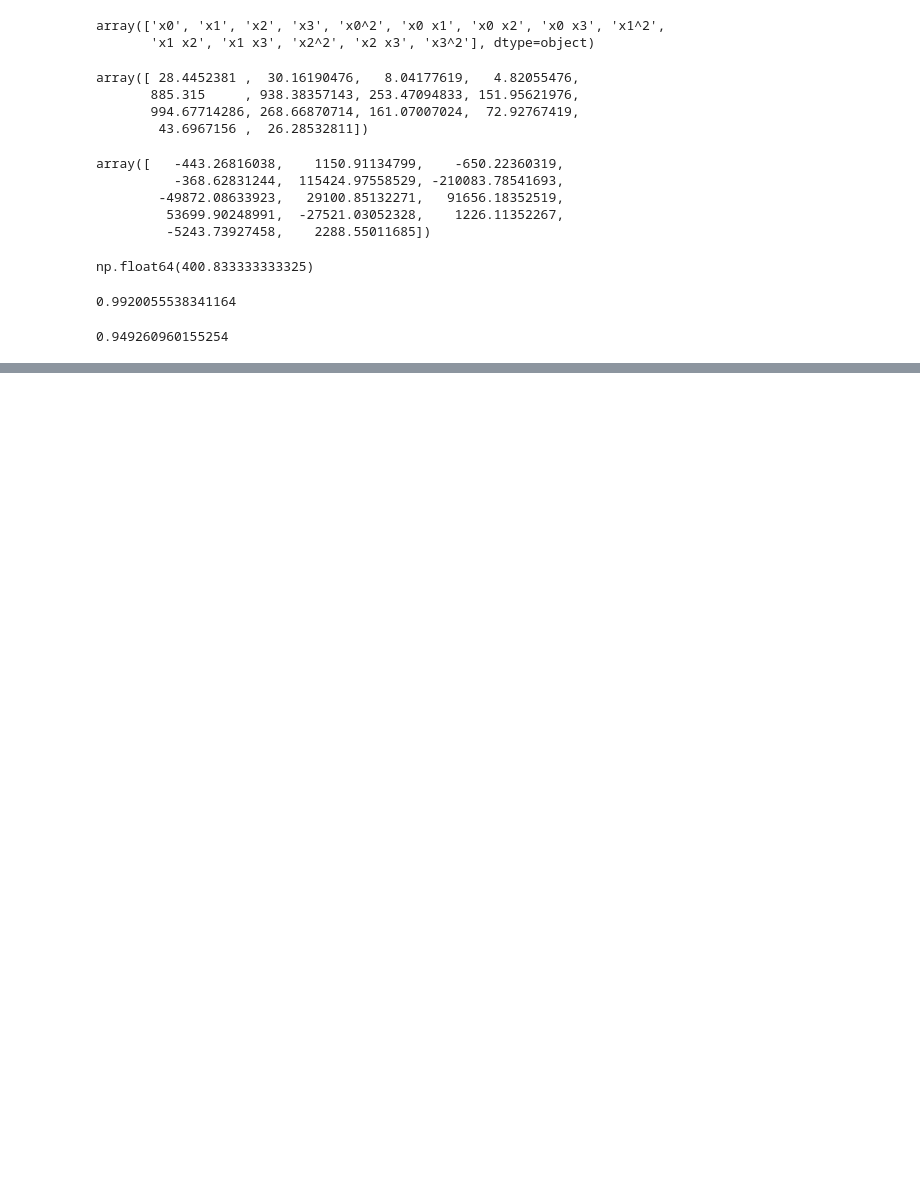
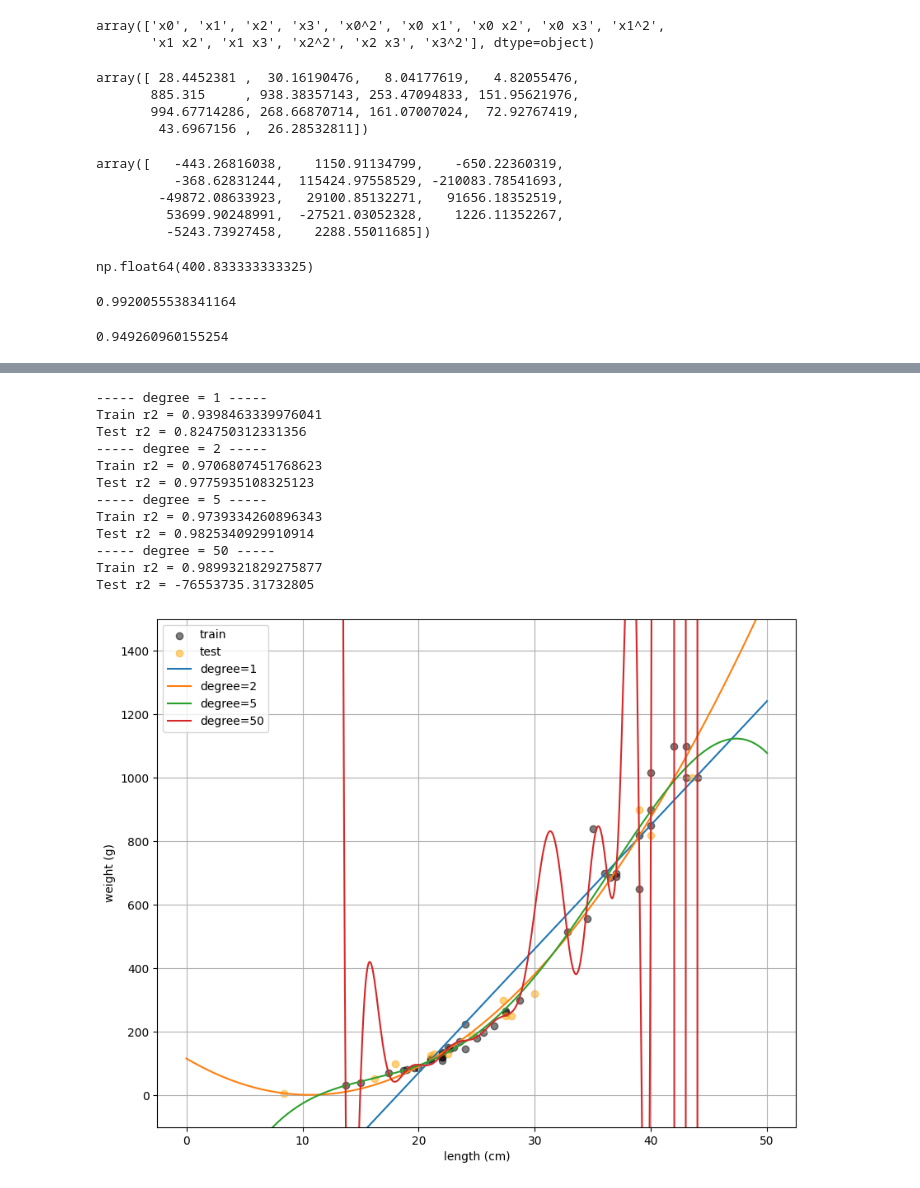
Before and after one commit to JakeOh/202605_BD57, a Jupyter notebook: lab_ml/ml06_regularization.ipynb, the cells around one changed output, grey strips where cells are left out. Saved outputs shown, nothing was run; the diff lists cells and outputs as text; code cells hidden in the pictures; blank space fills up the shorter version.

```diff
--- a/lab_ml/ml06_regularization.ipynb
+++ b/lab_ml/ml06_regularization.ipynb
@@ -343,0 +356,58 @@ pipe.score(X=x_test, y=y_test)  # test R2 score
+# %%
+x = perch[['Length']].values  # 특성 배열(features) - shape (56, 1)
+# %%
+y = perch.Weight.values  # 타겟 배열 - shape (56,)
+# %%
+x_train, x_test, y_train, y_test = train_test_split(x, y,
+                                                    test_size=0.25,
+                                                    random_state=42)
+# %%
+plt.figure(figsize=(10, 8))
+
+# 훈련 셋 산점도
+plt.scatter(x=x_train, y=y_train, color='black', alpha=0.5, label='train')
+
+# 테스트 셋 산점도
+plt.scatter(x=x_test, y=y_test, color='orange', alpha=0.5, label='test')
+
+degrees = (1, 2, 5, 50)  # PolynomialFeatures의 degree로 사용할 값들
+for d in degrees:
+    # Pipeline 객체 생성
+    pipe = Pipeline(steps=[('poly', PolynomialFeatures(degree=d, include_bias=False)),
+                           ('scaler', StandardScaler()),
+                           ('regressor', LinearRegression())])
+    # 모델 훈련
+    pipe.fit(X=x_train, y=y_train)
+
+    print(f'----- degree = {d} -----')
+    # print(pipe['regressor'].coef_)  # 선형 회귀 모델이 찾은 계수들(coefficients)
+    print('Train r2 =', pipe.score(X=x_train, y=y_train))
+    print('Test r2 =', pipe.score(X=x_test, y=y_test))
+
+    # 선형회귀식(1차, 2차, 5차, 50차 함수) 시각화
+    # [0, 0.0001, 0.0002, 0.0003, ..., 49.9999] 1차원을 배열을 컬럼 1개를 갖는 2차원 배열로 변환.
+    x_values = np.arange(0, 50, 0.0001).reshape((-1, 1))
+    y_values = pipe.predict(x_values)  # y = X @ coeffients + intercept
+    plt.plot(x_values, y_values, label=f'degree={d}')
+
+
+plt.ylim(-100, 1500)  #> y좌표축의 범위를 -100 ~ 1500으로 제한.
+plt.legend()
+plt.grid()
+plt.xlabel('length (cm)')
+plt.ylabel('weight (g)')
+plt.show()
+# %% [output]
+----- degree = 1 -----
+Train r2 = 0.9398463339976041
+Test r2 = 0.824750312331356
+----- degree = 2 -----
+Train r2 = 0.9706807451768623
+Test r2 = 0.9775935108325123
+----- degree = 5 -----
+Train r2 = 0.9739334260896343
+Test r2 = 0.9825340929910914
+----- degree = 50 -----
+Train r2 = 0.9899321829275877
+Test r2 = -76553735.31732805
+[figure, added]
```
Also changed, not shown: parts of 2 cells of this notebook.
